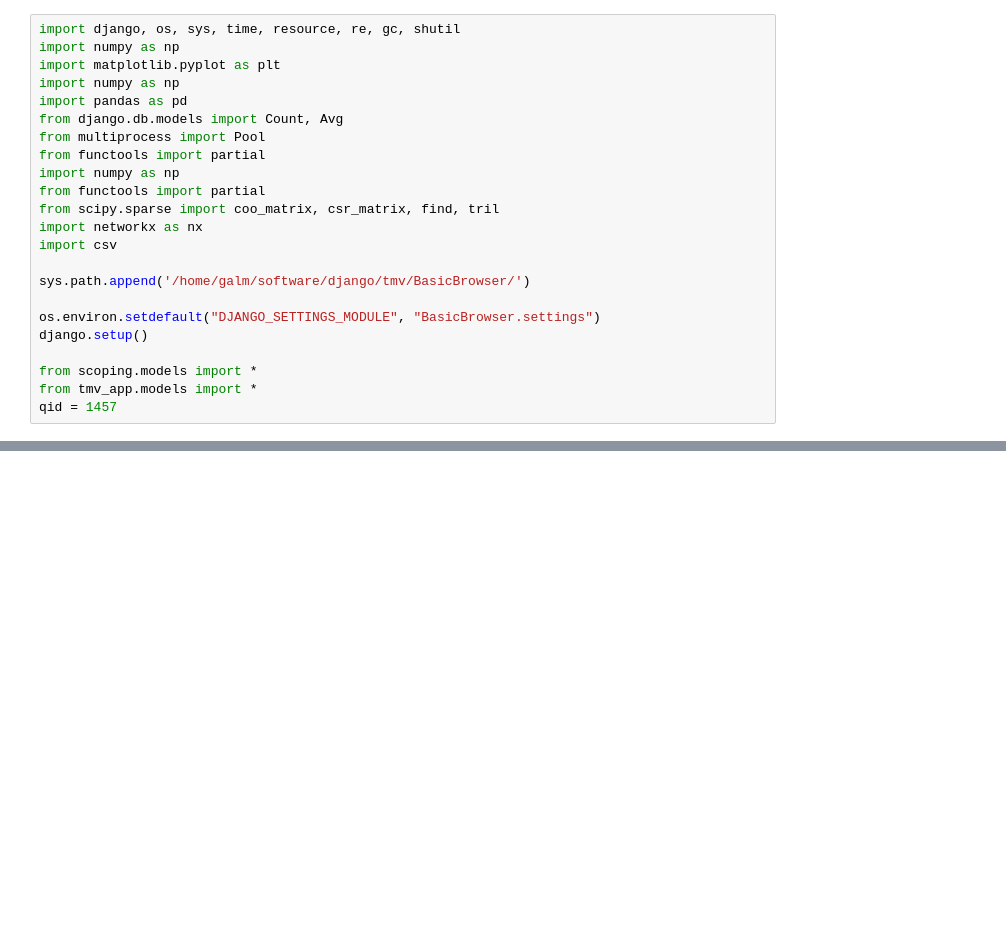
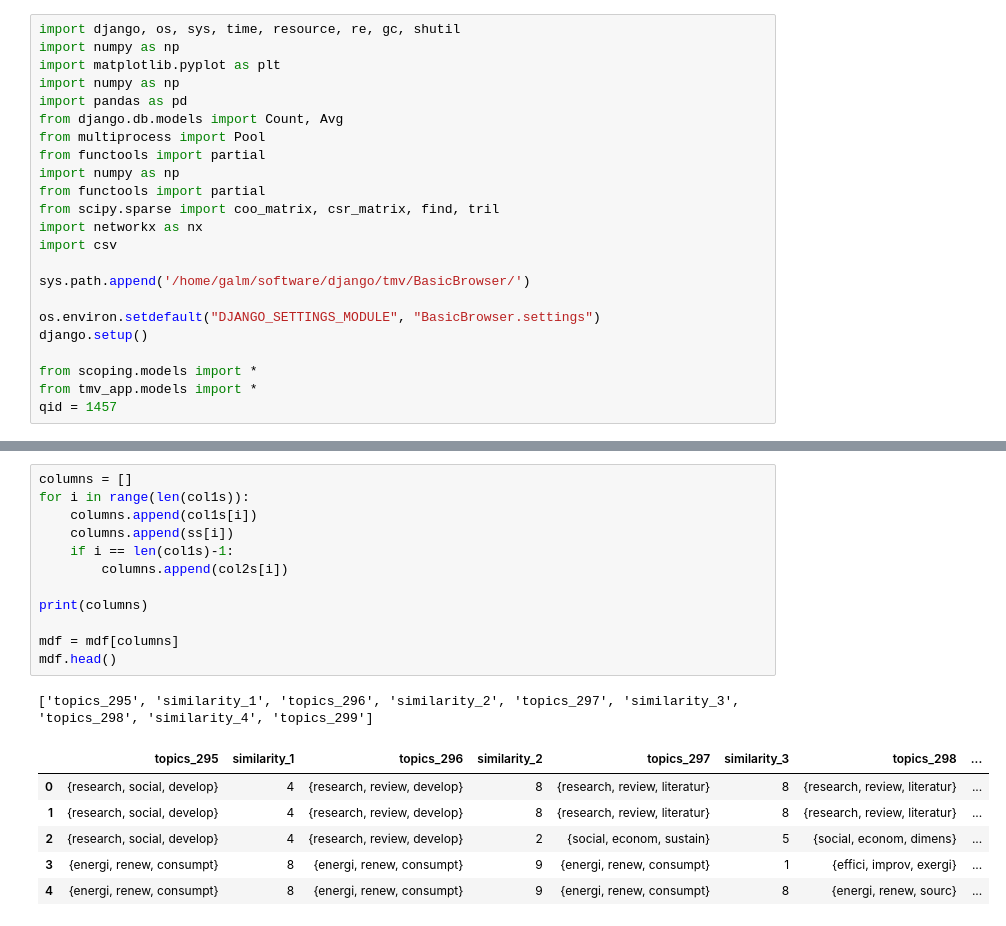
Before and after one commit to mcc-apsis/sustainability, a Jupyter notebook: code/result_interpretation/model comparison.ipynb, the cells around one changed output, grey strips where cells are left out. Saved outputs shown, nothing was run; the diff lists cells and outputs as text; blank space fills up the shorter version.

```diff
--- a/code/result_interpretation/model comparison.ipynb
+++ b/code/result_interpretation/model comparison.ipynb
@@ -71,0 +191,20 @@ writer.save()
+# %%
+columns = []
+for i in range(len(col1s)):
+    columns.append(col1s[i])
+    columns.append(ss[i])
+    if i == len(col1s)-1:
+        columns.append(col2s[i])
+
+print(columns)
+
+mdf = mdf[columns]
+mdf.head()
+# %% [output]
+['topics_295', 'similarity_1', 'topics_296', 'similarity_2', 'topics_297', 'similarity_3', 'topics_298', 'similarity_4', 'topics_299']
+|  | topics_295 | similarity_1 | topics_296 | similarity_2 | topics_297 | similarity_3 | topics_298 | ... |
+| 0 | {research, social, develop} | 4 | {research, review, develop} | 8 | {research, review, literatur} | 8 | {research, review, literatur} | ... |
+| 1 | {research, social, develop} | 4 | {research, review, develop} | 8 | {research, review, literatur} | 8 | {research, review, literatur} | ... |
+| 2 | {research, social, develop} | 4 | {research, review, develop} | 2 | {social, econom, sustain} | 5 | {social, econom, dimens} | ... |
+| 3 | {energi, renew, consumpt} | 8 | {energi, renew, consumpt} | 9 | {energi, renew, consumpt} | 1 | {effici, improv, exergi} | ... |
+| 4 | {energi, renew, consumpt} | 8 | {energi, renew, consumpt} | 9 | {energi, renew, consumpt} | 8 | {energi, renew, sourc} | ... |
```
Also changed, not shown: parts of 8 cells of this notebook, 7 other files.
